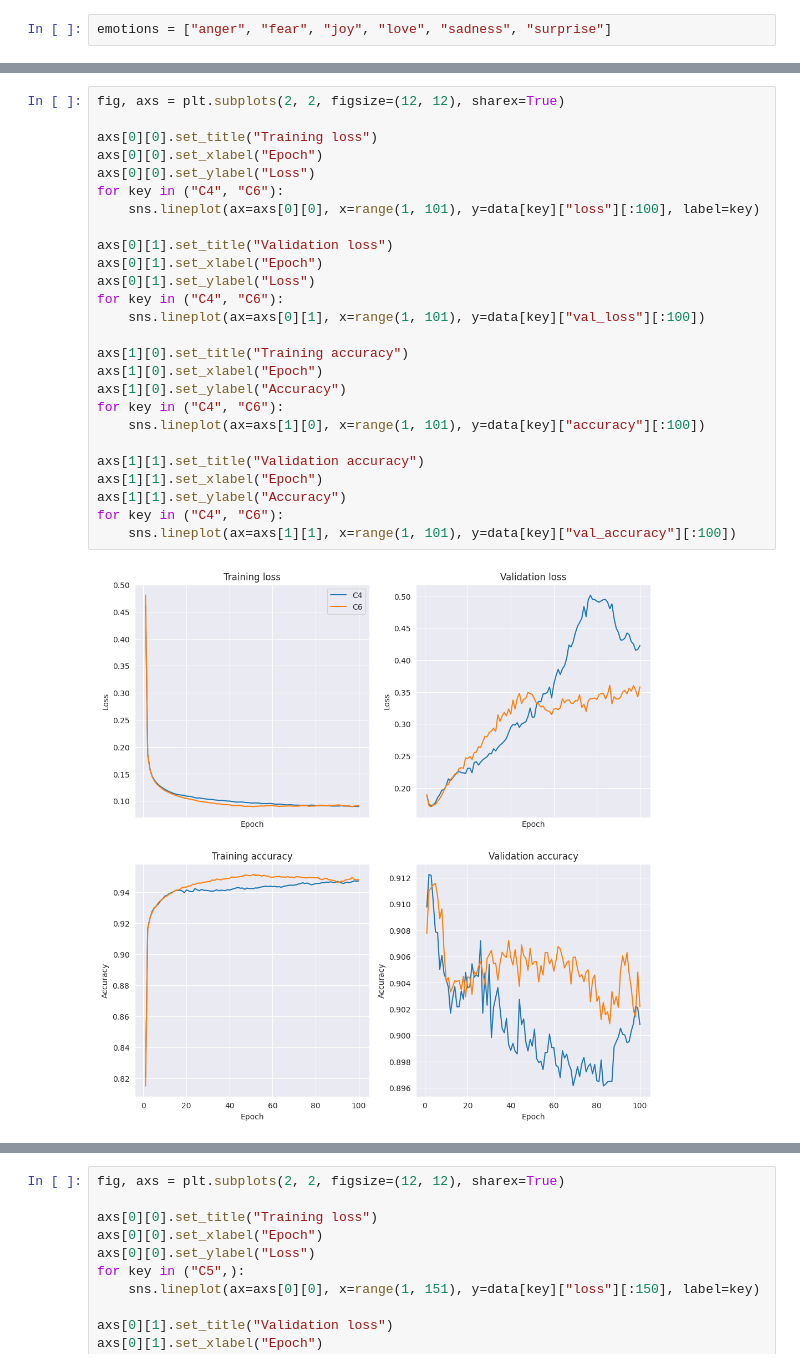
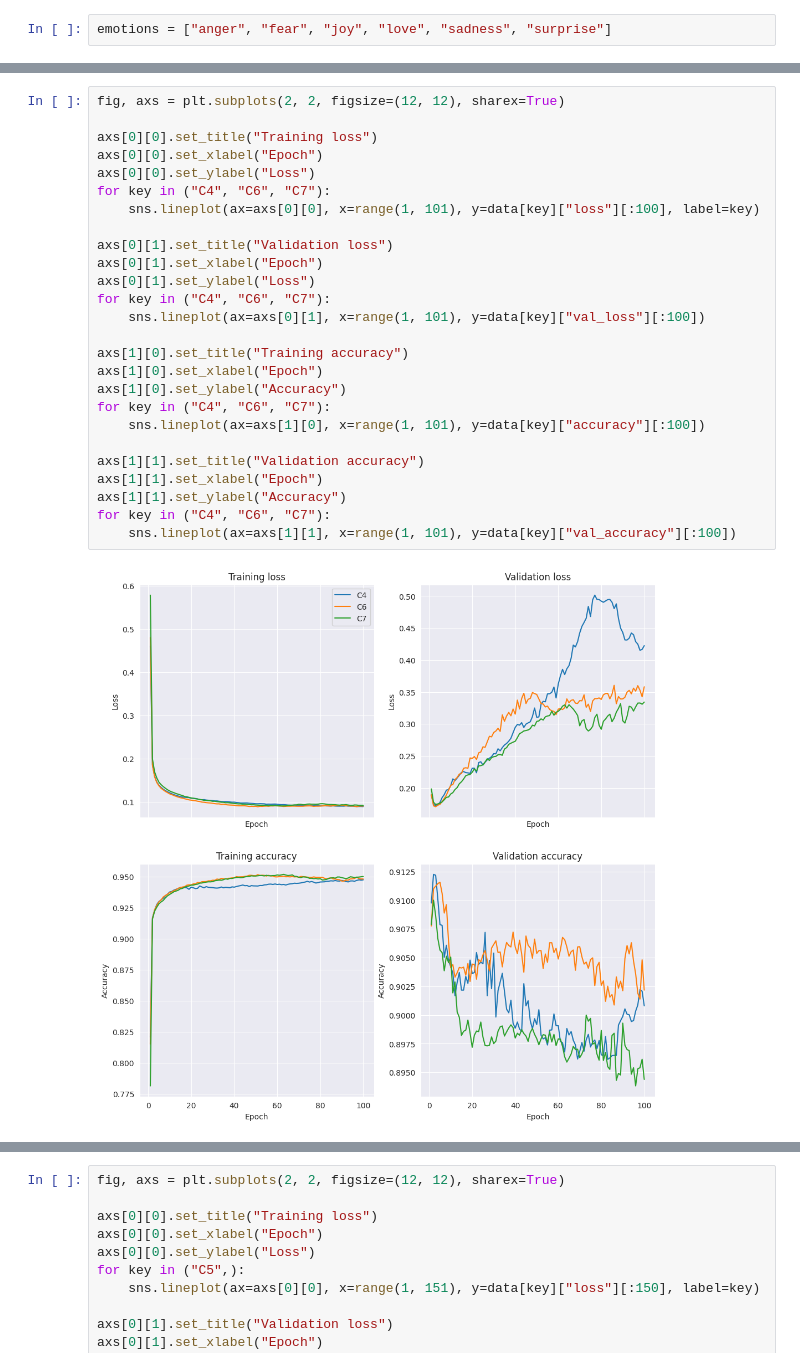
Before and after one commit to parafoxia/decks, a Jupyter notebook: eval_net_time.ipynb, the cells around one changed output, grey strips where cells are left out. Saved outputs shown, nothing was run; the diff lists cells and outputs as text.

```diff
--- a/eval_net_time.ipynb
+++ b/eval_net_time.ipynb
@@ -64,31 +64,31 @@ sorted(data.keys())
 # %%
 fig, axs = plt.subplots(2, 2, figsize=(12, 12), sharex=True)
 
 axs[0][0].set_title("Training loss")
 axs[0][0].set_xlabel("Epoch")
 axs[0][0].set_ylabel("Loss")
-for key in ("C4", "C6"):
+for key in ("C4", "C6", "C7"):
     sns.lineplot(ax=axs[0][0], x=range(1, 101), y=data[key]["loss"][:100], label=key)
 
 axs[0][1].set_title("Validation loss")
 axs[0][1].set_xlabel("Epoch")
 axs[0][1].set_ylabel("Loss")
-for key in ("C4", "C6"):
+for key in ("C4", "C6", "C7"):
     sns.lineplot(ax=axs[0][1], x=range(1, 101), y=data[key]["val_loss"][:100])
 
 axs[1][0].set_title("Training accuracy")
 axs[1][0].set_xlabel("Epoch")
 axs[1][0].set_ylabel("Accuracy")
-for key in ("C4", "C6"):
+for key in ("C4", "C6", "C7"):
     sns.lineplot(ax=axs[1][0], x=range(1, 101), y=data[key]["accuracy"][:100])
 
 axs[1][1].set_title("Validation accuracy")
 axs[1][1].set_xlabel("Epoch")
 axs[1][1].set_ylabel("Accuracy")
-for key in ("C4", "C6"):
+for key in ("C4", "C6", "C7"):
     sns.lineplot(ax=axs[1][1], x=range(1, 101), y=data[key]["val_accuracy"][:100])
 # %% [output]
-[figure, old version]
+[figure, new version]
 # %%
 fig, axs = plt.subplots(1, 6, figsize=(24, 5), sharex=True, sharey=True)
 
```
Also changed, not shown: parts of 3 cells of this notebook, 2 other files.
